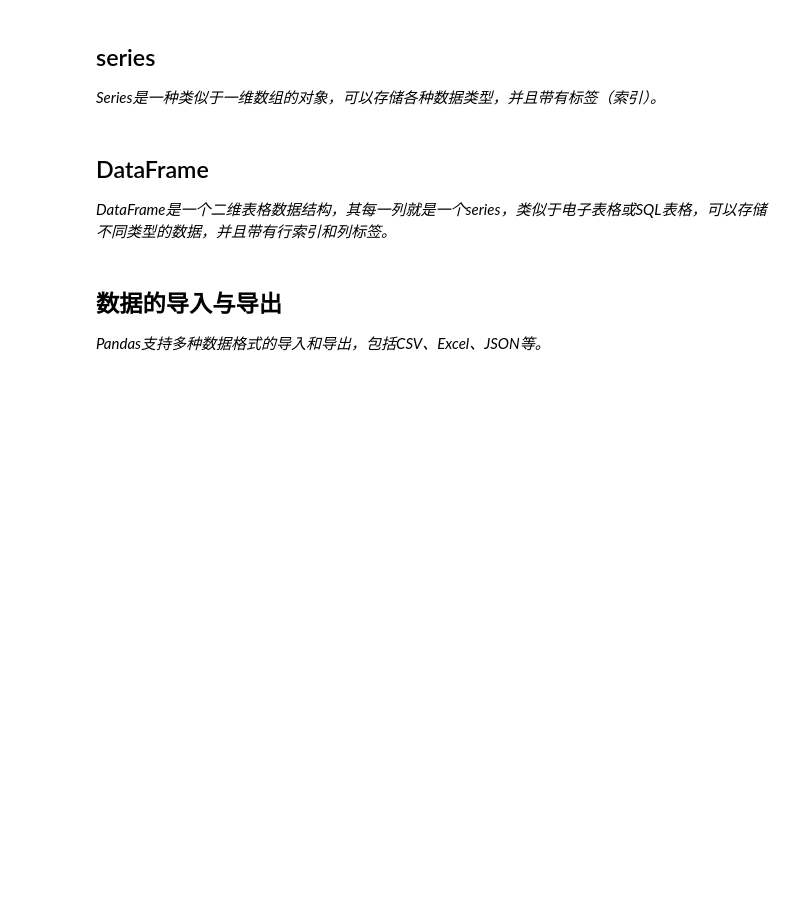
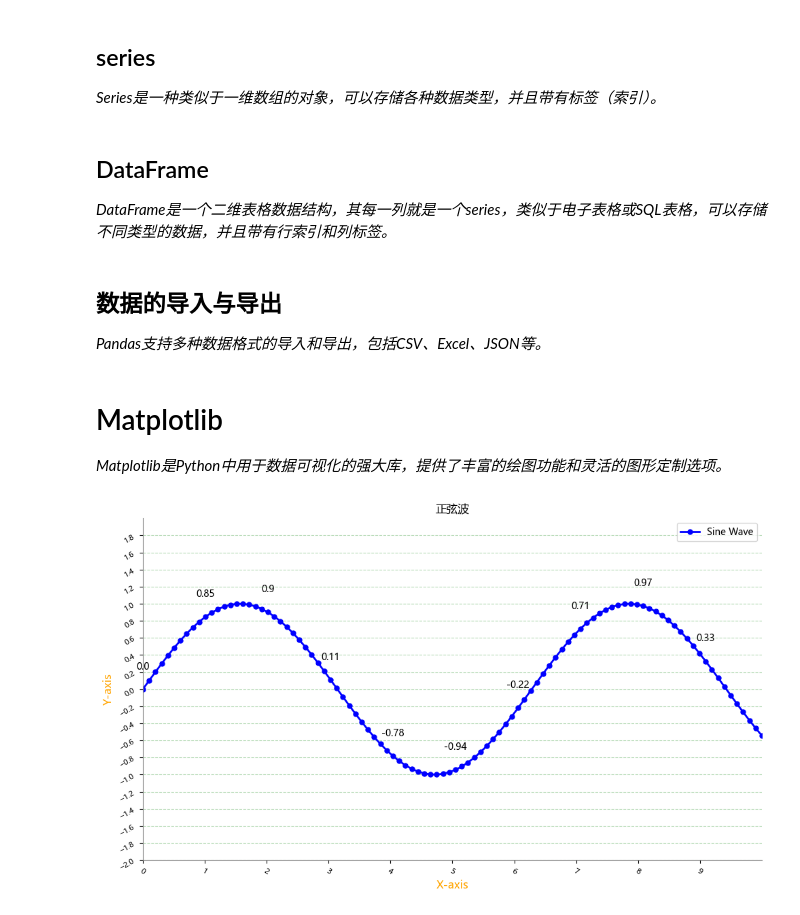
Before and after one commit to xiaoxu73/Python_data_analysis, a Jupyter notebook: python数据分析学习笔记.ipynb, the cells around one changed output. Drawn from its saved outputs; the diff is of its cells as text; code cells hidden in the pictures; blank space fills up the shorter version.

Commit message:
Format JSON data and update matplotlib notebook with execution time and output handling

```diff
--- a/python数据分析学习笔记.ipynb
+++ b/python数据分析学习笔记.ipynb
@@ -556,3 +557,55 @@ df2=df.groupby(['department_id','job_id'])[['salary']].mean()
 df2=df2.reset_index()
 df2['salary'] = df2['salary'].round(1)
 df2.sort_values('salary',ascending=False)
+# %% [markdown]
+# Matplotlib
+*Matplotlib是Python中用于数据可视化的强大库，提供了丰富的绘图功能和灵活的图形定制选项。*
+# %%
+# 折线图
+import matplotlib.pyplot as plt
+from matplotlib import rcParams
+import numpy as np
+# 设置中文字体
+rcParams['font.sans-serif'] = 'Microsoft YaHei'
+# 'SimHei'	# 黑体（缺省就带，中文显示必用）
+# 'Microsoft YaHei'	# 微软雅黑（Win7 起默认 UI 字体）
+# 'SimSun'	# 宋体（老版本默认，衬线，可放在列表最后兜底）
+# 'DengXian'	# 等线（Win10 起自带，无衬线）
+# 'Microsoft JhengHei'	# 微软正黑（繁体中文）
+# 'Segoe UI'    # Win10/11 系统界面西文字体，英文数字好看
+# 完整“无衬线”西文/数字字体（也自带）
+# 'Arial', 'Calibri', 'Tahoma', 'Verdana', 'Helvetica'（映射到 Arial）, 'DejaVu Sans'（Matplotlib 自带，缺省回退）
+
+x = np.linspace(0, 10, 100)
+y = np.sin(x)
+# 设置画布大小
+plt.figure(figsize=(10, 6))
+# 绘制折线图，label表示图例，color表示颜色，linewidth表示线宽，linestyle表示线型，marker表示点的形状，markersize表示点的大小
+plt.plot(x, y, label='Sine Wave', color='blue', linewidth=2, linestyle='-', marker='o', markersize=5)
+
+plt.title('正弦波') # 标题
+plt.xlabel('X-axis', color='orange', fontsize=12) # X轴标签
+plt.ylabel('Y-axis', color='orange', fontsize=12) # Y轴标签
+plt.xticks(np.arange(0, 10, 1), rotation=-30, fontsize=8) # 设置x轴刻度, rotation表示旋转角度, fontsize表示字体大小
+plt.yticks(np.arange(-2, 2, 0.2), rotation=30, fontsize=8) # 设置y轴刻度, rotation表示旋转角度, fontsize表示字体大小
+plt.xlim(0, 10) # 设置x轴范围
+plt.ylim(-2, 2) # 设置y轴范围
+# 消除右边和上边的边框，plt.gca()返回当前的坐标轴对象
+ax = plt.gca()
+ax.spines['right'].set_visible(False)
+ax.spines['top'].set_visible(False)
+ax.spines['bottom'].set_color('gray') # 设置底部边框颜色
+ax.spines['left'].set_color('gray') # 设置左边边框颜色
+plt.legend(loc='best') # 显示label图例，loc指定位置
+# plt.grid(True) # 添加网格
+plt.grid(axis='y' , which='major', color='green', linestyle='--', alpha=0.3)  # 只显示y轴的网格，which='major'表示主刻度，alpha表示透明度
+
+# 在每个数据点上显示数值
+for i, (value_x, value_y) in enumerate(zip(x, y)):
+    if i%10 == 0:  # 每隔10个点显示一个数值
+        plt.text(value_x,value_y+0.2,str(value_y.round(2)), ha='center', va='bottom', fontsize=10) # ha表示垂直对齐，va表示水平对齐
+# 自动优化排版
+plt.tight_layout()
+plt.show()
+# %% [output]
+[figure, added]
```
Also changed, not shown: parts of 4 cells of this notebook, 1 other file.
